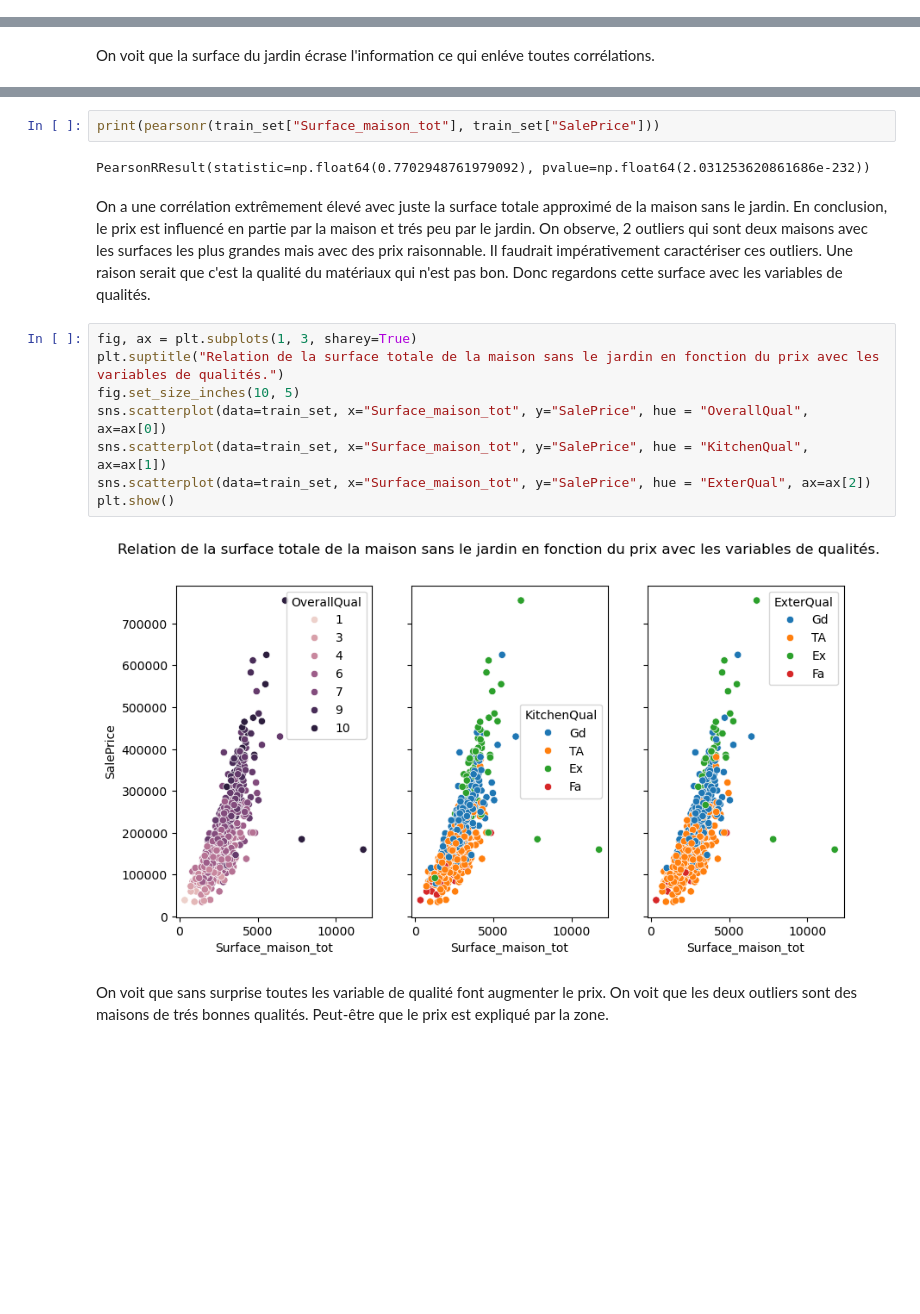
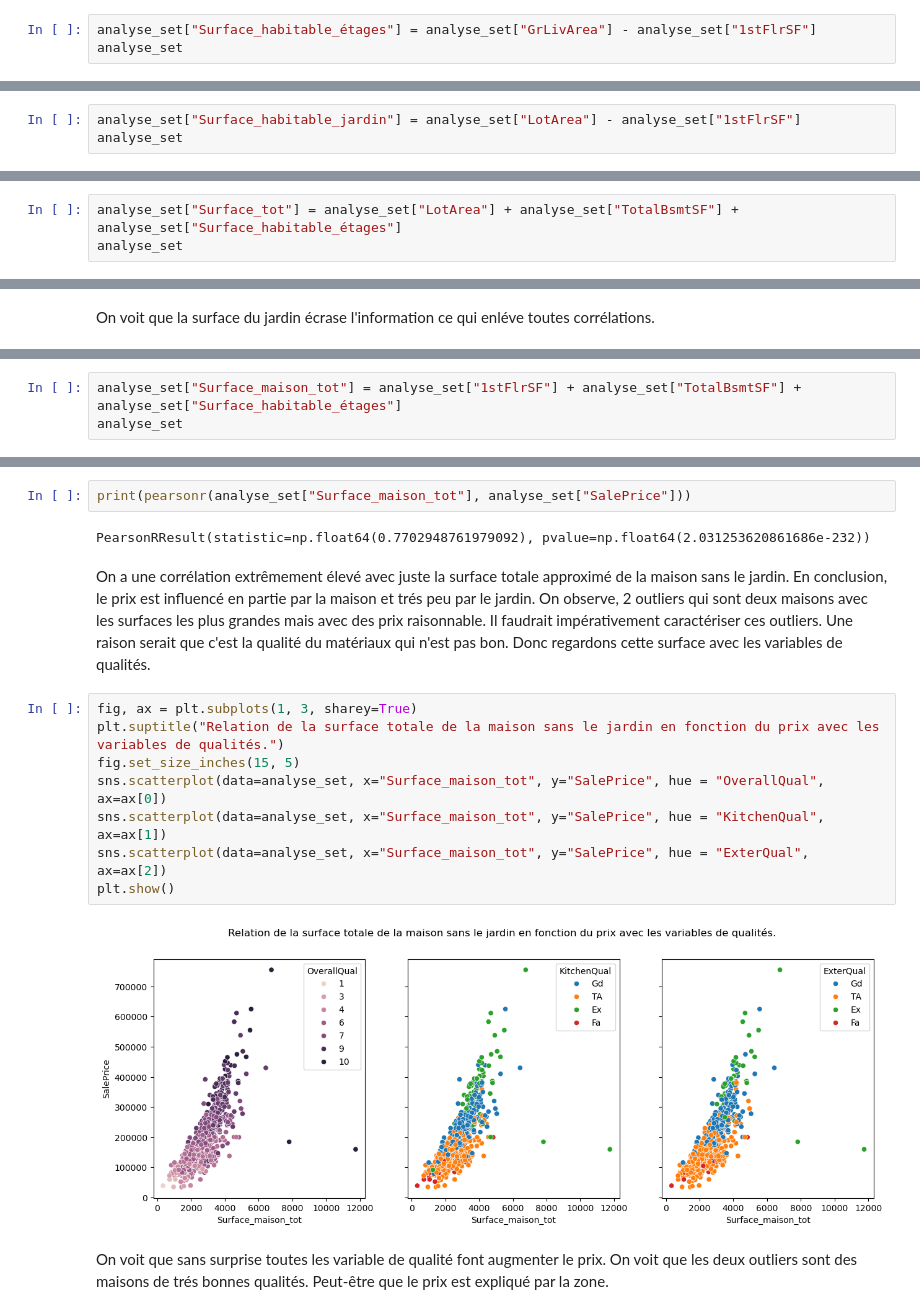
Before and after one commit to fmazur57u/Prediction_prix_immobilier, a Jupyter notebook: projet_prix_immobilier.ipynb, the cells around one changed output, grey strips where cells are left out. Saved outputs shown, nothing was run; the diff lists cells and outputs as text; blank space fills up the shorter version.

```diff
--- a/projet_prix_immobilier.ipynb
+++ b/projet_prix_immobilier.ipynb
@@ -692,0 +658,3 @@ train_set
+# %%
+analyse_set["Surface_habitable_étages"] = analyse_set["GrLivArea"] - analyse_set["1stFlrSF"]
+analyse_set
@@ -692,0 +675,3 @@ train_set
+# %%
+analyse_set["Surface_habitable_jardin"] = analyse_set["LotArea"] - analyse_set["1stFlrSF"]
+analyse_set
@@ -728,0 +711,3 @@ train_set
+# %%
+analyse_set["Surface_tot"] = analyse_set["LotArea"] + analyse_set["TotalBsmtSF"] + analyse_set["Surface_habitable_étages"]
+analyse_set
@@ -759,0 +764,3 @@ train_set
+# %%
+analyse_set["Surface_maison_tot"] = analyse_set["1stFlrSF"] + analyse_set["TotalBsmtSF"] + analyse_set["Surface_habitable_étages"]
+analyse_set
@@ -764,7 +785,7 @@ plt.show()
 # %% [output]
 [figure]
 # %%
-print(pearsonr(train_set["Surface_maison_tot"], train_set["SalePrice"]))
+print(pearsonr(analyse_set["Surface_maison_tot"], analyse_set["SalePrice"]))
 # %% [output]
 PearsonRResult(statistic=np.float64(0.7702948761979092), pvalue=np.float64(2.031253620861686e-232))
 # %% [markdown]
@@ -772,13 +793,13 @@ On a une corrélation extrêmement élevé avec juste la surface totale approxim
 # %%
 fig, ax = plt.subplots(1, 3, sharey=True)
 plt.suptitle("Relation de la surface totale de la maison sans le jardin en fonction du prix avec les variables de qualités.")
-fig.set_size_inches(10, 5)
-sns.scatterplot(data=train_set, x="Surface_maison_tot", y="SalePrice", hue = "OverallQual", ax=ax[0])
-sns.scatterplot(data=train_set, x="Surface_maison_tot", y="SalePrice", hue = "KitchenQual", ax=ax[1])
-sns.scatterplot(data=train_set, x="Surface_maison_tot", y="SalePrice", hue = "ExterQual", ax=ax[2])
+fig.set_size_inches(15, 5)
+sns.scatterplot(data=analyse_set, x="Surface_maison_tot", y="SalePrice", hue = "OverallQual", ax=ax[0])
+sns.scatterplot(data=analyse_set, x="Surface_maison_tot", y="SalePrice", hue = "KitchenQual", ax=ax[1])
+sns.scatterplot(data=analyse_set, x="Surface_maison_tot", y="SalePrice", hue = "ExterQual", ax=ax[2])
 plt.show()
 # %% [output]
-[figure, old version]
+[figure, new version]
 # %% [markdown]
 On voit que sans surprise toutes les variable de qualité font augmenter le prix. On voit que les deux outliers sont des maisons de trés bonnes qualités. Peut-être que le prix est expliqué par la zone.
 # %%
```
Also changed, not shown: parts of 80 cells of this notebook.
